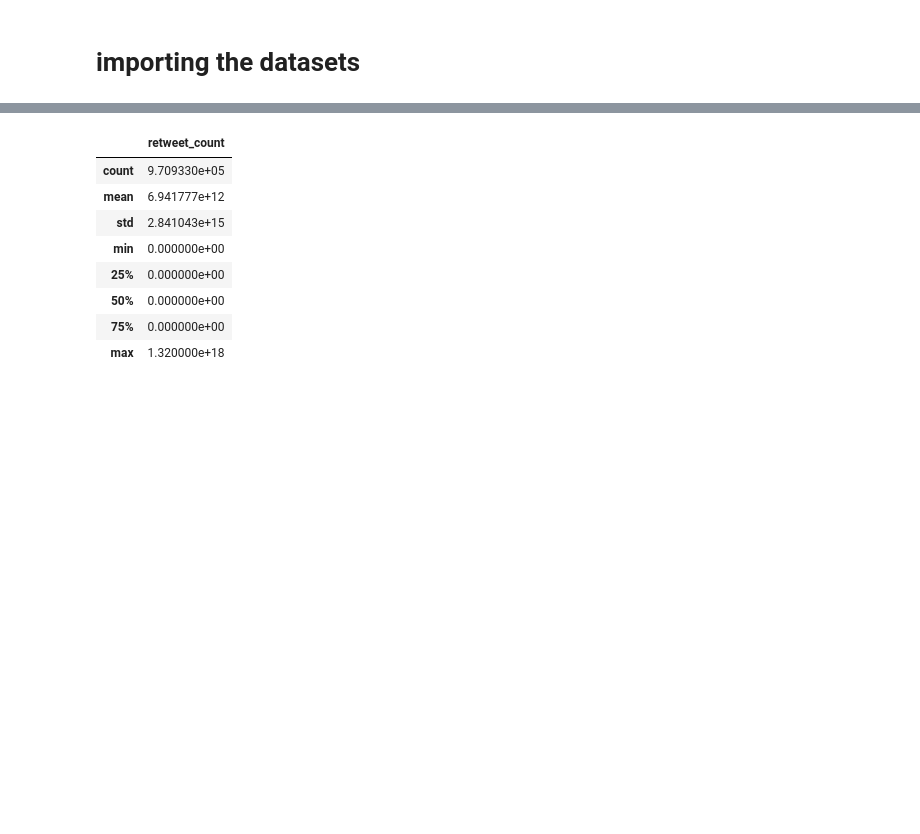
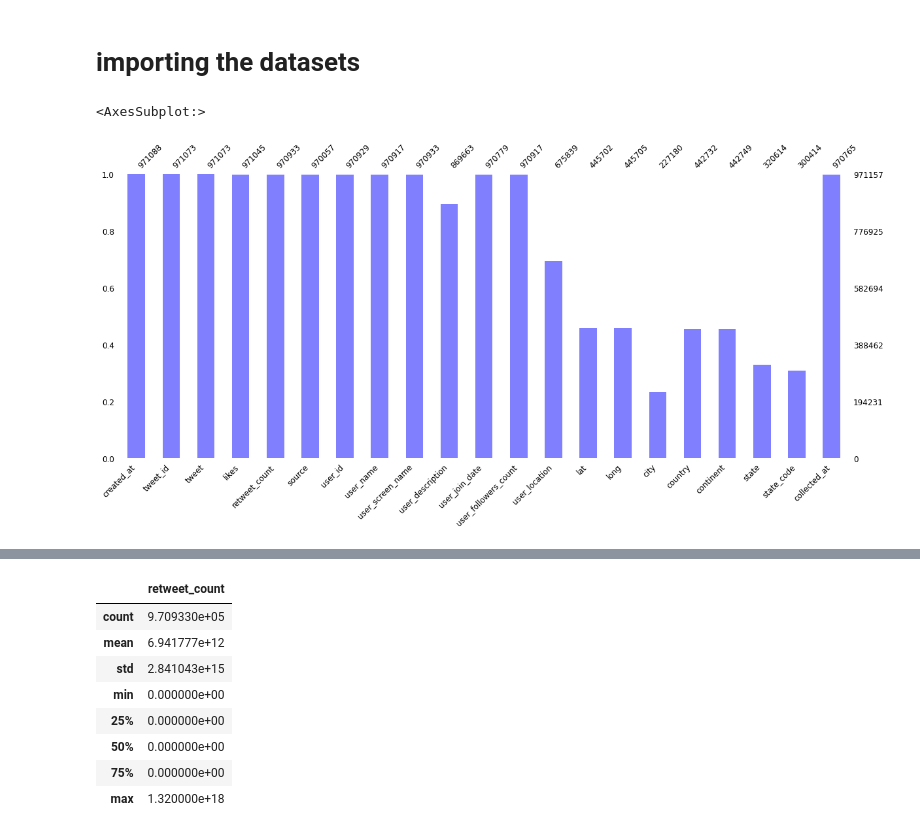
Before and after one commit to nihal136/Election-Twitter-Network-Graph-Tool, a Jupyter notebook: Trump_Biden_Analysis.ipynb, the cells around one changed output, grey strips where cells are left out. Drawn from its saved outputs; the diff is of its cells as text; code cells hidden in the pictures; blank space fills up the shorter version.

```diff
--- a/Trump_Biden_Analysis.ipynb
+++ b/Trump_Biden_Analysis.ipynb
@@ -38,3 +58,10 @@ from nltk.probability import FreqDist
 # %%
 tr = pd.read_csv('hashtag_donaldtrump.csv')
 bd = pd.read_csv('hashtag_joebiden.csv')
+# %%
+missingValueColumns = tr.columns[tr.isnull().any()].tolist()
+msno.bar(tr[missingValueColumns],\
+            figsize=(20,8),color=(0.5, 0.5, 1),fontsize=12,labels=True,)
+# %% [output]
+<AxesSubplot:>
+[figure, added]
```
Also changed, not shown: parts of 117 cells of this notebook.
